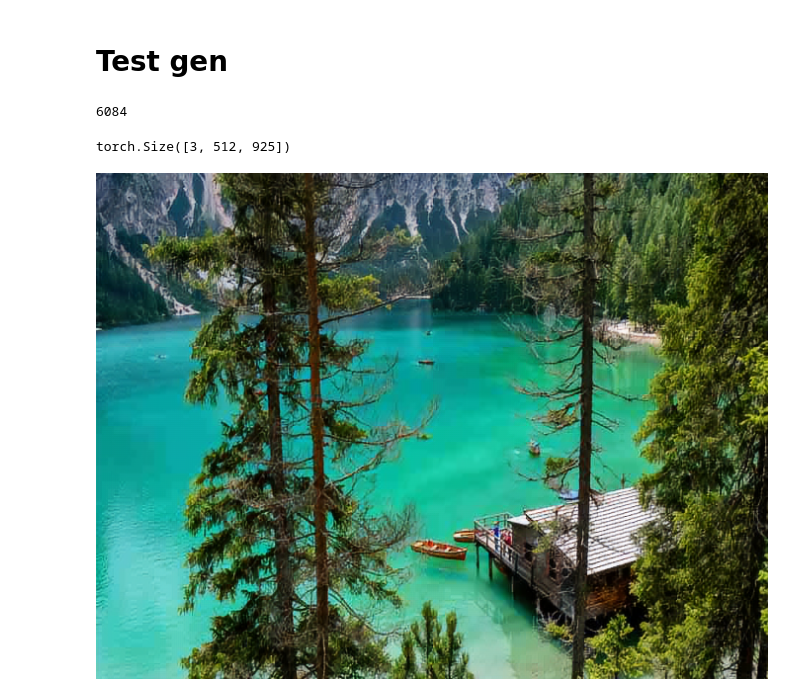
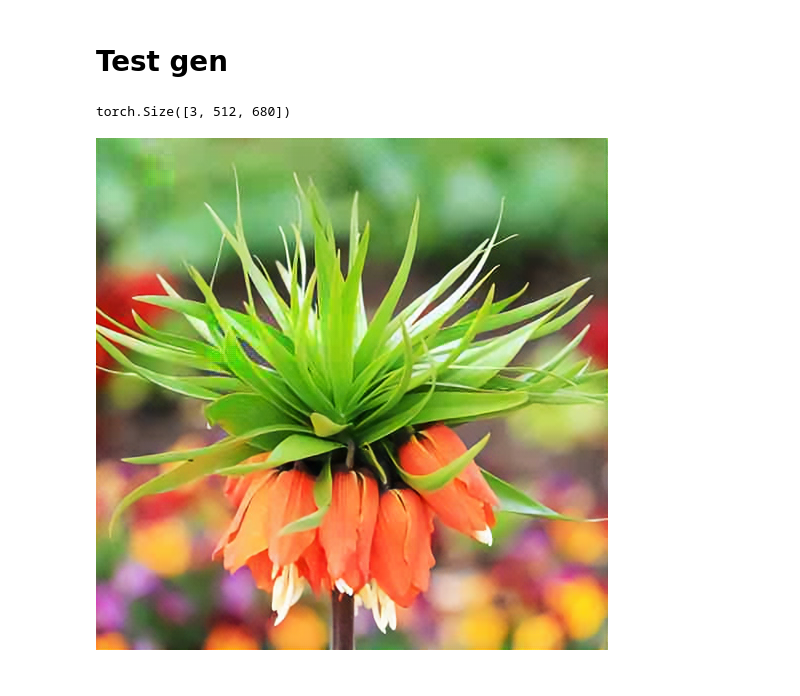
Before and after one commit to mameli/Artifact_Removal_GAN, a Jupyter notebook: Training_unet_GAN_LPIPS.ipynb, the cells around one changed output. Drawn from its saved outputs; the diff is of its cells as text; code cells hidden in the pictures.

```diff
--- a/Training_unet_GAN_LPIPS.ipynb
+++ b/Training_unet_GAN_LPIPS.ipynb
@@ -136,7 +117,8 @@ Image (3, 512, 512),Image (3, 512, 512),Image (3, 512, 512),Image (3, 512, 512),
   (25): Flatten()
 )], add_time=True, silent=False)
 # %%
-model = geffnet.mobilenetv3_rw
+# model = geffnet.mobilenetv3_rw
+model = geffnet.mobilenetv3_small_minimal_100
 loss_func = lpips_loss()
 
 bs=1
@@ -149,7 +131,8 @@ learn_gen = gen_learner_wide(data=data_gen,
                              arch = model,
                              nf_factor=2)
 
-weights = "/data/students_home/fmameli/repos/SuperRes/models/unet_wideNf2_superRes_mobilenetV3_P64px_VGG_gen_2"
+# weights = "/data/students_home/fmameli/repos/Artifact_Removal_GAN/models/unet_wideNf2_mobileV3_DivFlickr1k_P64px_SuperRes_gen_3"
+weights = "/data/students_home/fmameli/repos/Artifact_Removal_GAN/models/unet_wideNf2_mobileMin_DivFlickr1k_P64px_SuperRes_gen_3"
 learn_gen.load(weights, with_opt=False)
 # %% [output]
 Setting up Perceptual loss...
@@ -270,20 +249,18 @@ data_1k = (ImageImageList.from_folder(path_lowRes_512, presort=True).split_by_id
 learn_gen.data = data_1k
 learn_gen.freeze()
 gc.collect()
-# %% [output]
-6084
 # %%
 img_index = 2
 # %%
-fn = data_1k.valid_dl.x.items[img_index]; fn
+fn = data_gen.valid_dl.x.items[img_index]; fn
 
 img = open_image(fn); print(img.shape)
 p,img_hr,b = learn_gen.predict(img)
 
 img_index += 1
 p
 # %% [output]
-torch.Size([3, 512, 925])
+torch.Size([3, 512, 680])
-[figure, old version]
+[figure, new version]
 # %%
 img
```
Also changed, not shown: parts of 22 cells of this notebook, 35 other files.
